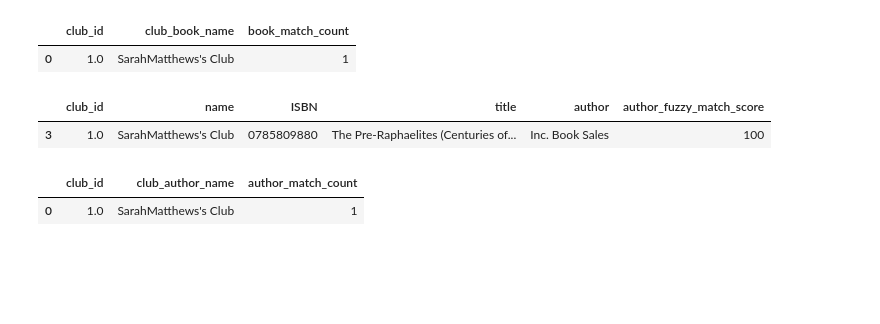
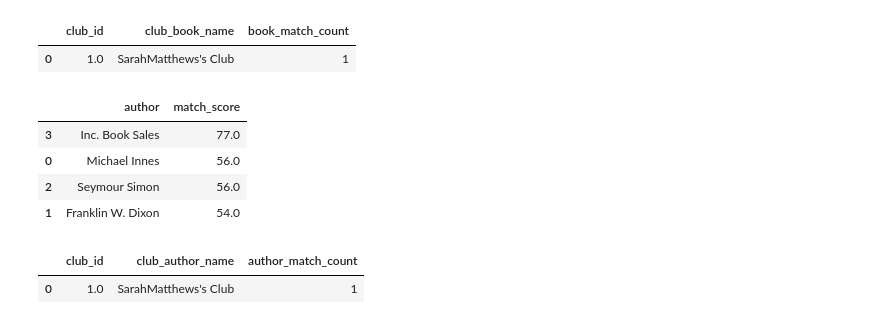
Before and after one commit to laurenceandrews/auguread, a Jupyter notebook: clubs/club_to_user_recommender/club-to-user-recommender.ipynb, the cells around one changed output. Cells and saved outputs as stored; diff of their text form; code cells hidden in the pictures; blank space fills up the shorter version.

Commit message:
Update the fuzzy methods - not fully functional

```diff
--- a/clubs/club_to_user_recommender/club-to-user-recommender.ipynb
+++ b/clubs/club_to_user_recommender/club-to-user-recommender.ipynb
@@ -403,35 +404,61 @@ club_average_book_match_df
 # This works by checking the authors of all of a club's favourite books agains the authors of all of a user's favourite books
 
 def get_ratio(row):
     book_author = row['author']
     return fuzz.token_sort_ratio(book_author, my_favourite_author)
 
 my_favourite_author = my_favourite_books_df.iloc[0]['author']
 author_0_matches_df = club_favourite_books_df[club_favourite_books_df.apply(get_ratio, axis=1) > 80]
 author_0_matches_df['author_fuzzy_match_score'] = club_favourite_books_df.apply(get_ratio, axis=1)
 
 my_favourite_author = my_favourite_books_df.iloc[1]['author']
 author_1_matches_df = club_favourite_books_df[club_favourite_books_df.apply(get_ratio, axis=1) > 80]
 author_1_matches_df['author_fuzzy_match_score'] = club_favourite_books_df.apply(get_ratio, axis=1)
 
 my_favourite_author = my_favourite_books_df.iloc[2]['author']
 author_2_matches_df = club_favourite_books_df[club_favourite_books_df.apply(get_ratio, axis=1) > 80]
 author_2_matches_df['author_fuzzy_match_score'] = club_favourite_books_df.apply(get_ratio, axis=1)
 
 my_favourite_author = my_favourite_books_df.iloc[3]['author']
 author_3_matches_df = club_favourite_books_df[club_favourite_books_df.apply(get_ratio, axis=1) > 80]
 author_3_matches_df['author_fuzzy_match_score'] = club_favourite_books_df.apply(get_ratio, axis=1)
 
 my_favourite_author = my_favourite_books_df.iloc[4]['author']
 author_4_matches_df = club_favourite_books_df[club_favourite_books_df.apply(get_ratio, axis=1) > 80]
 author_4_matches_df['author_fuzzy_match_score'] = club_favourite_books_df.apply(get_ratio, axis=1)
 
 all_author_matches_df = pd.concat([author_0_matches_df, author_1_matches_df, author_2_matches_df, author_3_matches_df, author_4_matches_df])
 all_author_matches_df = all_author_matches_df.sort_values('author_fuzzy_match_score', ascending=False).dropna(how='any',axis=0)
+
+
+
+club_favourite_authors_df = club_favourite_books_df
+# user_favourite_books = self.get_fav_books_and_authors_per_user()
+author_match_df = pd.DataFrame()
+author_match_df['author'] = club_favourite_authors_df['author']
+all_author_matches_df = pd.DataFrame()
+match_values = []
+
+for i in range(5):
+    my_favourite_author = user_favourite_books_df.iloc[i]['author']
+
+    for author in club_favourite_authors_df['author']:
+        match_value = int(fuzz.token_sort_ratio(my_favourite_author, author))
+        if match_value > 50:
+            match_values.append(match_value)
+
+matching_authors = pd.DataFrame()
+matching_authors['match_score'] = match_values
+
+all_author_matches_df = pd.concat([author_match_df, matching_authors], axis = 1)
+all_author_matches_df = all_author_matches_df.sort_values('match_score', ascending=False).dropna(how='any',axis=0)
 all_author_matches_df
 # %% [output]
-|  | club_id | name | ISBN | title | author | author_fuzzy_match_score |
-| 3 | 1.0 | SarahMatthews's Club | 0785809880 | The Pre-Raphaelites (Centuries of... | Inc. Book Sales | 100 |
+|  | author | match_score |
+| 3 | Inc. Book Sales | 77.0 |
+| 0 | Michael Innes | 56.0 |
+| 2 | Seymour Simon | 56.0 |
+| 1 | Franklin W. Dixon | 54.0 |
 # %%
 # Return a list of clubs in order of which have the most matching favourite authors with the user
 
```
Also changed, not shown: parts of 2 cells of this notebook, 2 other files.
